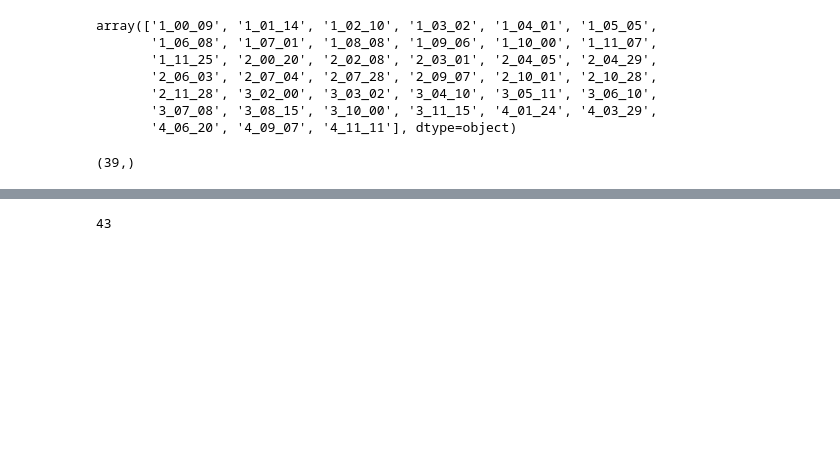
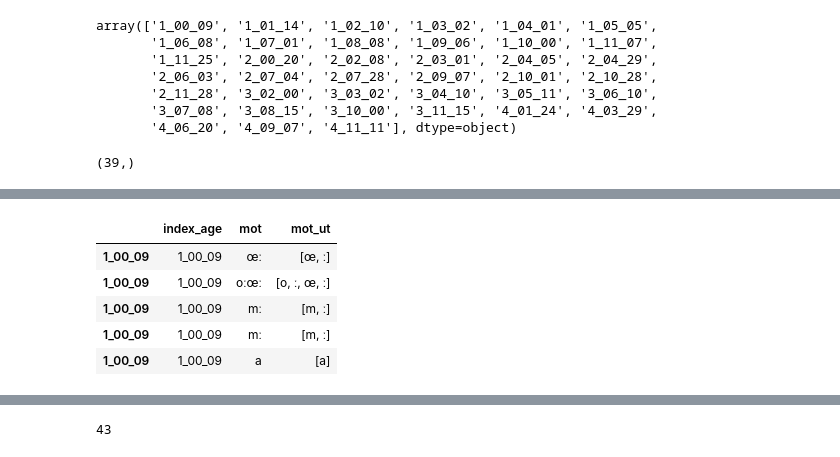
Before and after one commit to Marine27/TER, a Jupyter notebook: MultiStream/process_data_for_json.ipynb, the cells around one changed output, grey strips where cells are left out. Saved outputs shown, nothing was run; the diff lists cells and outputs as text; code cells hidden in the pictures; blank space fills up the shorter version.

```diff
--- a/MultiStream/process_data_for_json.ipynb
+++ b/MultiStream/process_data_for_json.ipynb
@@ -99,13 +131,16 @@ IPA2 = IPA.split(',')
 Dic = {'0':'ɑ̃','1':'ɔ̃','2':'ɛ̃','3':'œ̃','4':'tr','5':'kr','6':'dr','7':'gr'}
 IPA_ = []
 def ipa_(x):
-  x=x.replace('ʁ','r')
-  x=x.replace('ɑ̃','0')
-  x=x.replace('ɔ̃','1')
-  x=x.replace('ɛ̃', '2')
-  x=x.replace('œ̃','3')
-  x=x.replace('tr','4')
-  x=x.replace('kr','5')
-  x=x.replace('dr','6')
-  x=x.replace('gr','7')
-  return x
+    x=x.replace('ʁ','r')
+    x=x.replace('ɑ̃','0')
+    x=x.replace('ɔ̃','1')
+    x=x.replace('ɛ̃','2')
+    x=x.replace('œ̃','3')
+    x=x.replace('tr','4')
+    x=x.replace('kr','5')
+    x=x.replace('dr','6')
+    x=x.replace('gr','7')
+
+    x=x.replace('ː', '')
+
+    return x
@@ -119,7 +236,14 @@ def splitage(x):
 # %%
 # Transforme les phonemes composee de deux caracteres en un
 forjson['mot']=forjson['mot'].apply(lambda x: ipa_(str(x)))
 # Decoupage des mot en phonemes
 forjson['mot_ut']=forjson['mot'].apply(lambda x: splitage(str(x)))
 
-# forjson.head()
+forjson.head()
+# %% [output]
+|  | index_age | mot | mot_ut |
+| 1_00_09 | 1_00_09 | œː | [œ, ː] |
+| 1_00_09 | 1_00_09 | oːœː | [o, ː, œ, ː] |
+| 1_00_09 | 1_00_09 | mː | [m, ː] |
+| 1_00_09 | 1_00_09 | mː | [m, ː] |
+| 1_00_09 | 1_00_09 | a | [a] |
```
Also changed, not shown: parts of 9 cells of this notebook, 59 other files.
